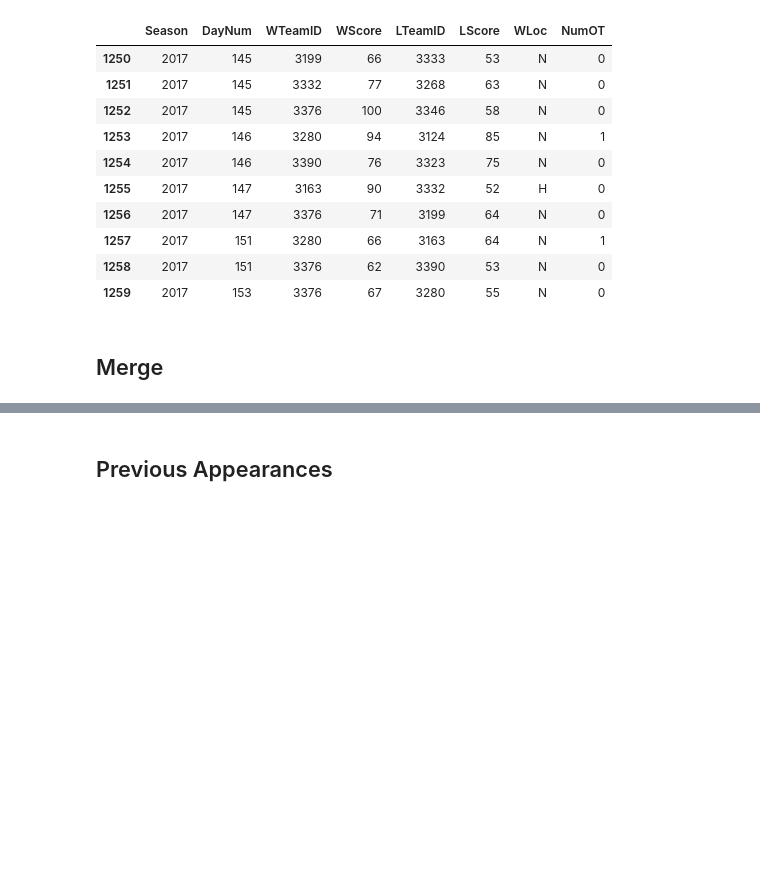
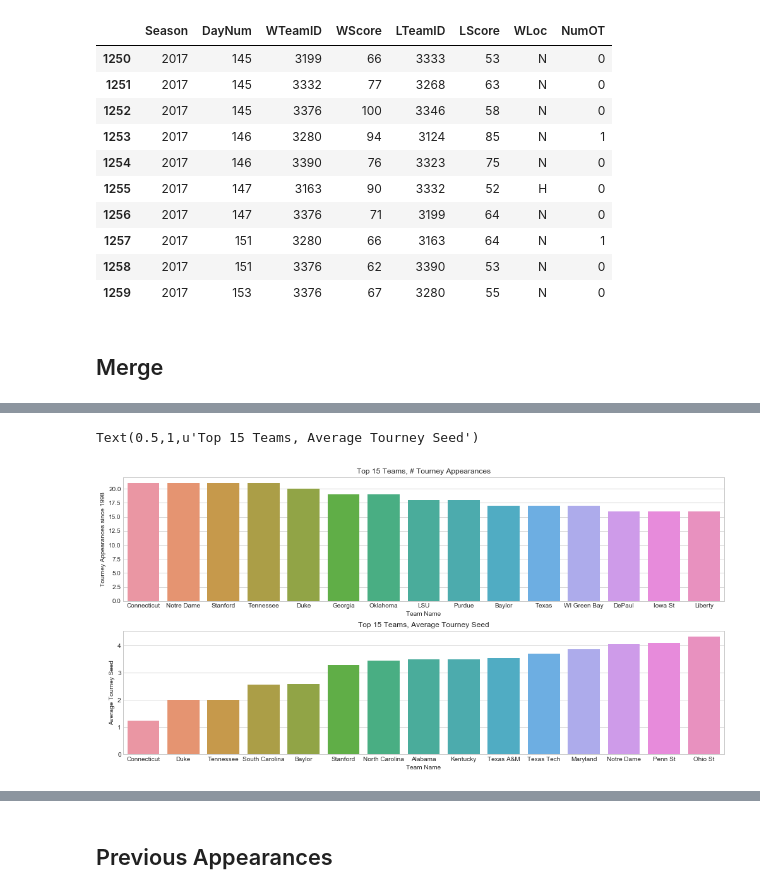
Before and after one commit to Dedomena-exerevnitis/mids-w207-kaggle, a Jupyter notebook: W207_Final_Tourney.ipynb, the cells around one changed output, grey strips where cells are left out. Drawn from its saved outputs; the diff is of its cells as text; code cells hidden in the pictures; blank space fills up the shorter version.

```diff
--- a/W207_Final_Tourney.ipynb
+++ b/W207_Final_Tourney.ipynb
@@ -75,0 +114,24 @@ df_tour.tail(10)
+# %%
+import seaborn as sns
+
+# Set up the figure,axes and style for the plots
+fig, axes = plt.subplots(nrows=2,ncols=1, sharey=False)
+fig.tight_layout()
+plt.subplots_adjust(left=None, bottom=None, right=None, top=None, wspace=None)
+fig.set_size_inches(15, 7, forward=True)
+sns.set_style("whitegrid")
+
+#df_top_apps = df_tourney_hist.nlargest(15,'NumApps')
+
+# Plot a barplot for Top 15 Tournament winning Teams
+
+ax1 = sns.barplot(x="TeamName", y="NumApps", data=df_tourney_hist.nlargest(15,'NumApps'),ax=axes[0])
+ax1.set(xlabel='Team Name', ylabel='Tourney Appearances since 1998')
+ax1.set_title('Top 15 Teams, # Tourney Appearances')
+
+ax2 = sns.barplot(x="TeamName", y="AvgSeed", data=df_tourney_hist.nsmallest(15,'AvgSeed'),ax=axes[1])
+ax2.set(xlabel='Team Name', ylabel='Average Tourney Seed')
+ax2.set_title('Top 15 Teams, Average Tourney Seed')
+# %% [output]
+Text(0.5,1,u'Top 15 Teams, Average Tourney Seed')
+[figure, added]
```
Also changed, not shown: parts of 15 cells of this notebook.
